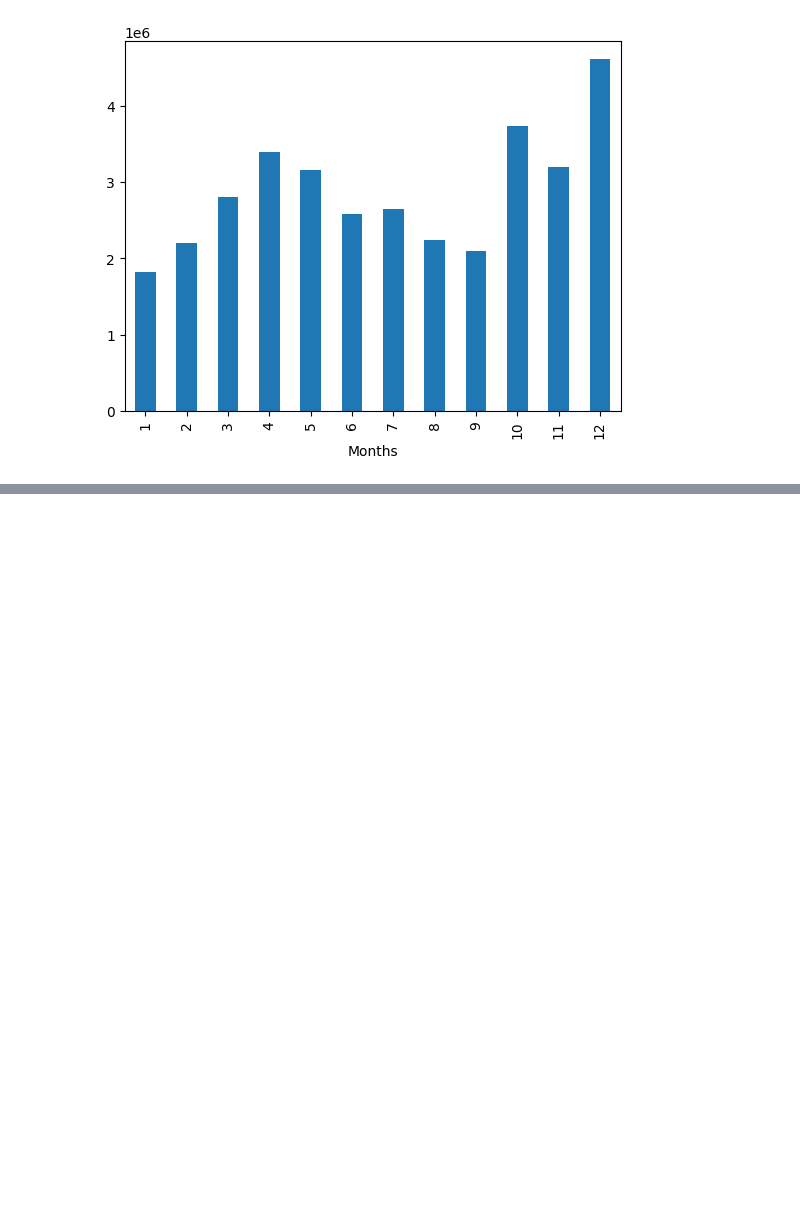
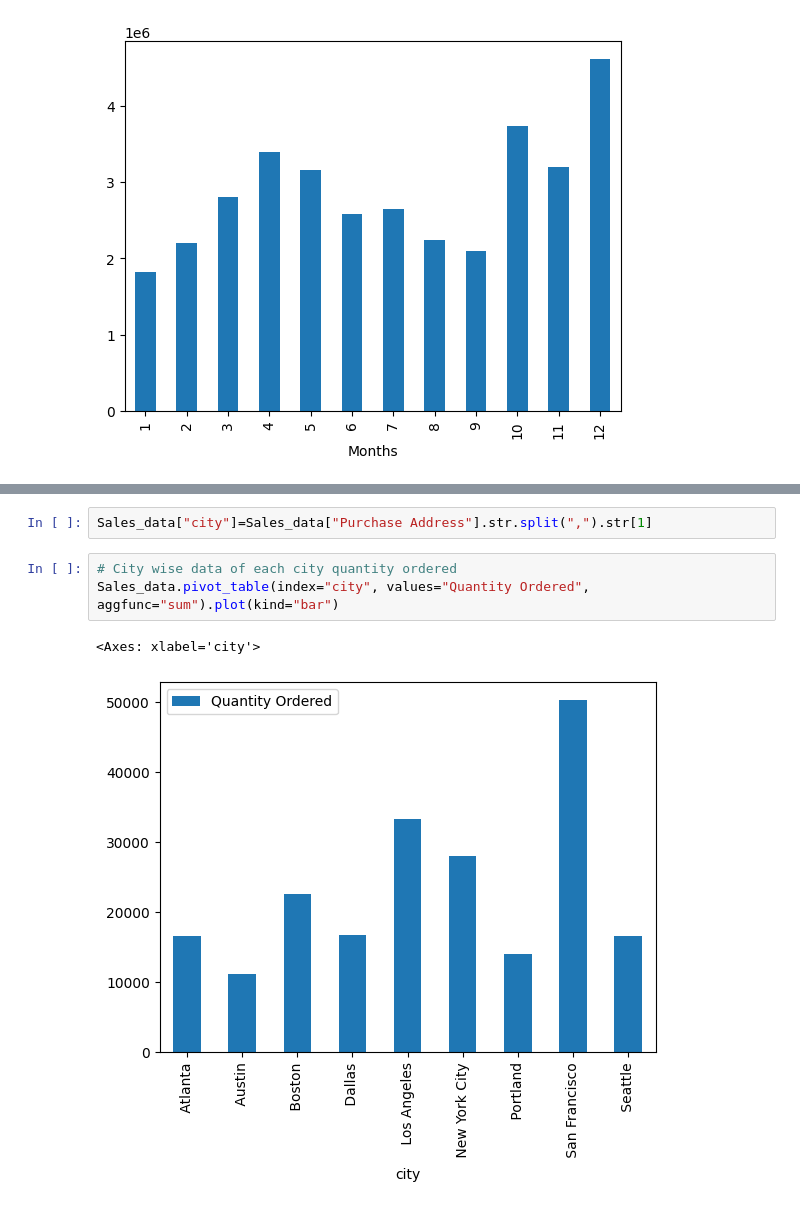
Before and after one commit to Nishantthakurrr/Sales-Data-Analysis, a Jupyter notebook: Sales_Data_Analysis.ipynb, the cells around one changed output, grey strips where cells are left out. Drawn from its saved outputs; the diff is of its cells as text; blank space fills up the shorter version.

```diff
--- a/Sales_Data_Analysis.ipynb
+++ b/Sales_Data_Analysis.ipynb
@@ -304,0 +354,8 @@ Sales_data.groupby(["Months"])["Total_Sales"].sum(), Sales_data.groupby(["Months
+# %%
+Sales_data["city"]=Sales_data["Purchase Address"].str.split(",").str[1]
+# %%
+# City wise data of each city quantity ordered
+Sales_data.pivot_table(index="city", values="Quantity Ordered", aggfunc="sum").plot(kind="bar")
+# %% [output]
+<Axes: xlabel='city'>
+[figure, added]
```
Also changed, not shown: parts of 8 cells of this notebook.
